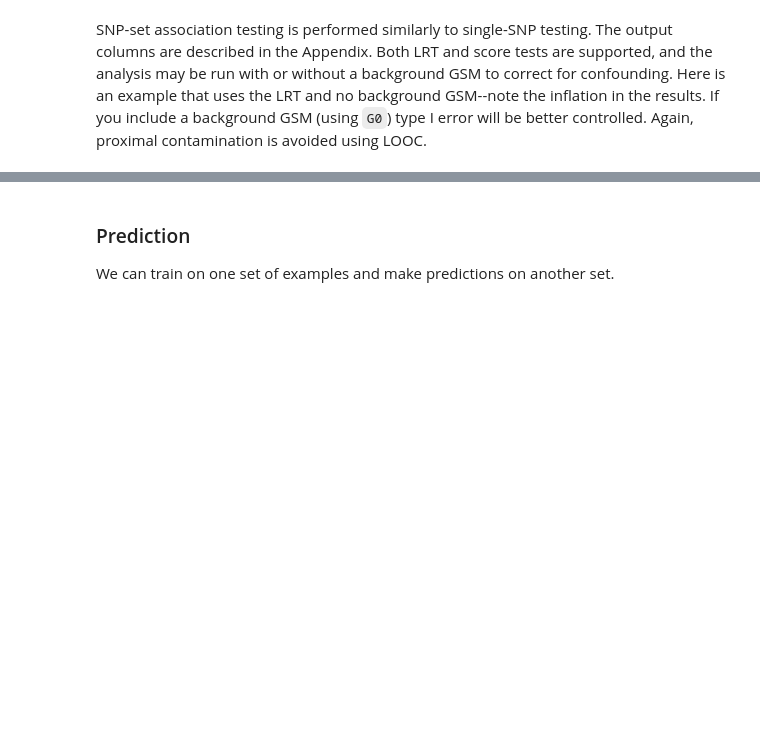
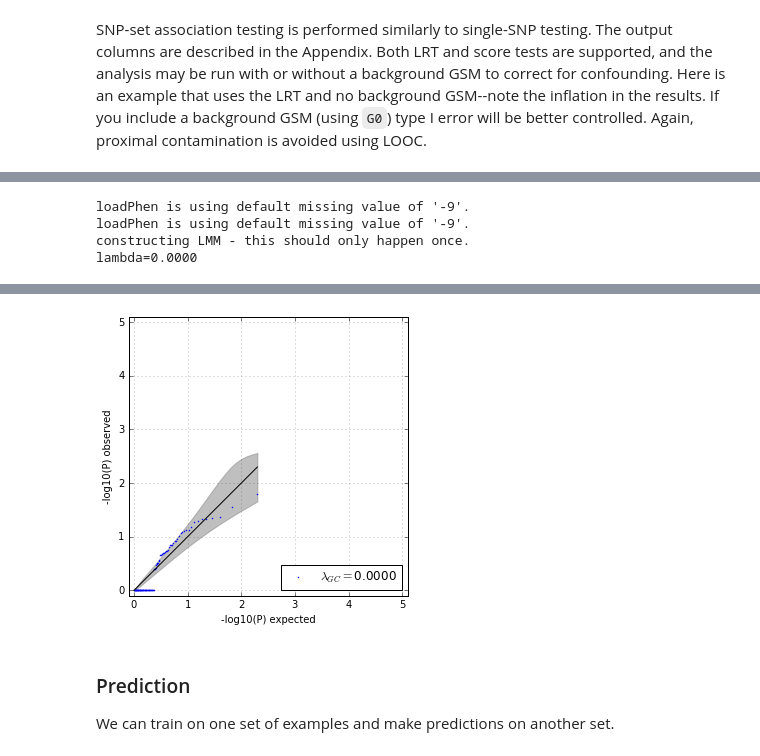
Before and after one commit to limix/FaST-LMM, a Jupyter notebook: doc/ipynb/FaST-LMM.ipynb, the cells around one changed output, grey strips where cells are left out. Cells and saved outputs as stored; diff of their text form; code cells hidden in the pictures; blank space fills up the shorter version.

Commit message:
Update FaST-LMM.ipynb
Add example with snp_set using G0.

```diff
--- a/doc/ipynb/FaST-LMM.ipynb
+++ b/doc/ipynb/FaST-LMM.ipynb
@@ -326,0 +330,26 @@ The `G1` option available for single-marker testing is not yet supported for set
+# %%
+#Here we give a G0, the GSM, created via Bed file with all the chroms except chrom 1 (the test snps)
+
+#WARNING: Even on a fast machine, this takes 24 minutes
+
+bed_reader = Bed("../../tests/datasets/synth/all.bed")
+chrNot1 = bed_reader[:,bed_reader.pos[:,0] != 1]
+G0_fn = "../../tests/datasets/synth/chrNot1.bed"
+Bed.write(G0_fn,chrNot1.read())
+
+# run SNP-set analysis
+results_df = snp_set(test_snps=test_snps_fn, G0=G0_fn, set_list=set_list_fn, pheno=pheno_fn, covar=cov_fn, test="lrt")
+
+# qq plot
+from fastlmm.util.stats import plotp
+plotp.qqplot(results_df["P-value_adjusted"].values, xlim=[0,5], ylim=[0,5])
+
+# print head of results data frame
+import pandas as pd
+pd.set_option('display.width', 1000)
+results_df.head(n=10)
+# %% [output]
+loadPhen is using default missing value of '-9'.
+loadPhen is using default missing value of '-9'.
+constructing LMM - this should only happen once.
+lambda=0.0000
@@ -327,3 +367,4 @@ The `G1` option available for single-marker testing is not yet supported for set
+[figure, added]
 # %% [markdown]
 ### Prediction
 
```
Also changed, not shown: parts of 4 cells of this notebook.
